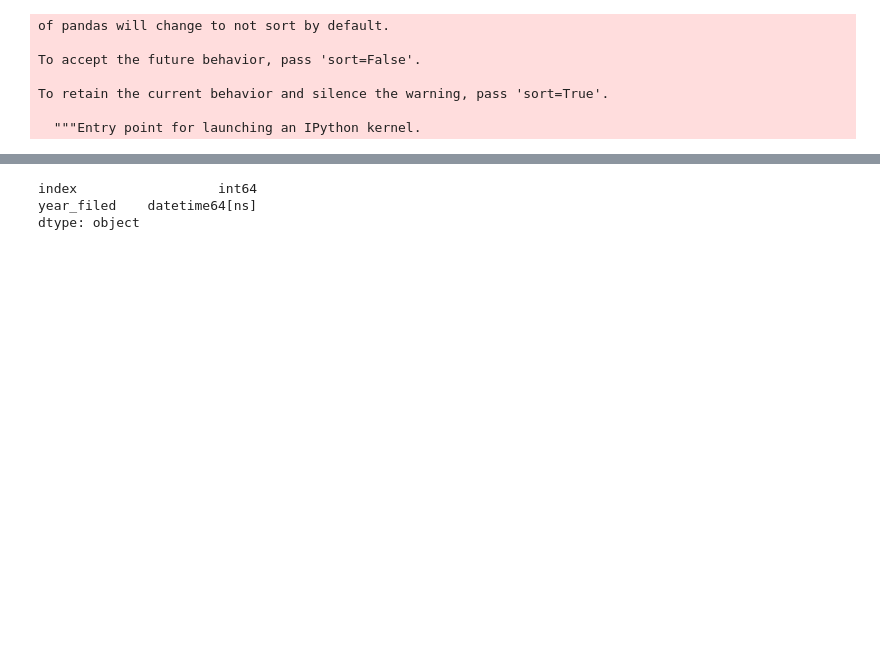
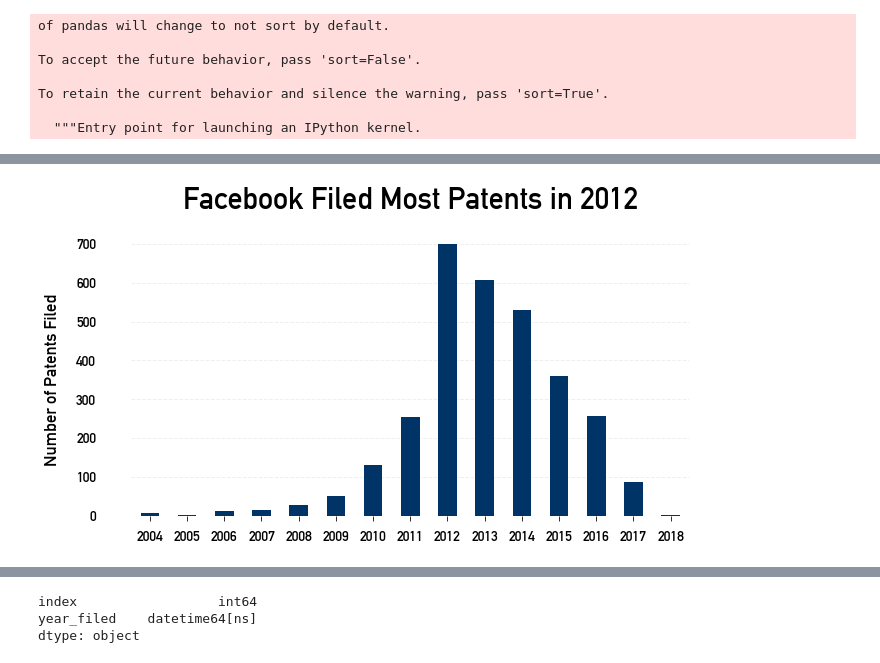
Before and after one commit to christina10211/Data-Studio, a Jupyter notebook: code/03-Facebook_Patents/Patents_Title_Analysis.ipynb, the cells around one changed output, grey strips where cells are left out. Saved outputs shown, nothing was run; the diff lists cells and outputs as text; code cells hidden in the pictures; blank space fills up the shorter version.

Commit message:
update facebook project

```diff
--- a/code/03-Facebook_Patents/Patents_Title_Analysis.ipynb
+++ b/code/03-Facebook_Patents/Patents_Title_Analysis.ipynb
@@ -110,7 +110,8 @@ plt.rcParams.update({
 })
 # %%
 years = []
-n=2000
-for i in range(18):
-    n+=1
-    years.append(n)
+
+for i in range(2004,2019):
+
+    years.append(i)
+years
@@ -152,3 +140,7 @@ df.head()
 | 2 | In one embodiment, a method inclu... | NaN | FACEBOOK, INC. | January 26, 2016 | July 24, 2018 | Michael Dudley Johnson, Mathieu B... | 10032186 | Native application testing | Grant | https://patents.justia.com/patent... | ... |
 | 3 | In one embodiment, a method inclu... | NaN | FACEBOOK, INC. | October 9, 2015 | July 24, 2018 | Kittipat Virochsiri, Sriram Sankar | 10032047 | User search based on private info... | Grant | https://patents.justia.com/patent... | ... |
 | 4 | In one embodiment, a method inclu... | NaN | FACEBOOK, INC. | October 17, 2012 | July 24, 2018 | Matthew Nicholas Papakipos, Micha... | 10032233 | Social context in augmented reality | Grant | https://patents.justia.com/patent... | ... |
+# %%
+df['year_f'] = df['date_filed'].str.extract(r',\s(\d+)$')
+# %%
+df0418 = df[~df.year_f.isin(['2001','2002','2003'])]
@@ -154,0 +167,30 @@ df.head()
+# %%
+# import matplotlib.dates as mdates
+
+# years = mdates.YearLocator()   # every year
+# yearsFmt = mdates.DateFormatter('%Y')
+
+# ax.xaxis.set_major_locator(years)
+# ax.xaxis.set_major_formatter(yearsFmt)
+
+# labels = [ i.strftime("%Y") for i in df.filed_date ]
+# ax.set_xticklabels(labels)
+ax = df0418.resample('A',on='filed_date').count().filed_date.plot(kind='bar',figsize=(10,5),color = '#003366')
+plt.title("Facebook Filed Most Patents in 2012",pad = 35,loc='center',fontsize=30)
+
+ax.grid(False, axis='x')
+ax.set_ylabel("Number of Patents Filed",labelpad = 15)
+ax.set_xlabel("")
+ax.set_ylim(0,700)
+plt.minorticks_off()
+
+
+label = years
+ax.set_xticklabels(label,rotation= 'horizontal')
+
+plt.savefig("num_patents.pdf",bbox_inches='tight')
+plt.savefig("num_patents.png",dpi = 600, bbox_inches='tight')
+plt.minorticks_off()
+plt.show()
+# %% [output]
+[figure, added]
```
Also changed, not shown: parts of 6 cells of this notebook, 16 other files.
